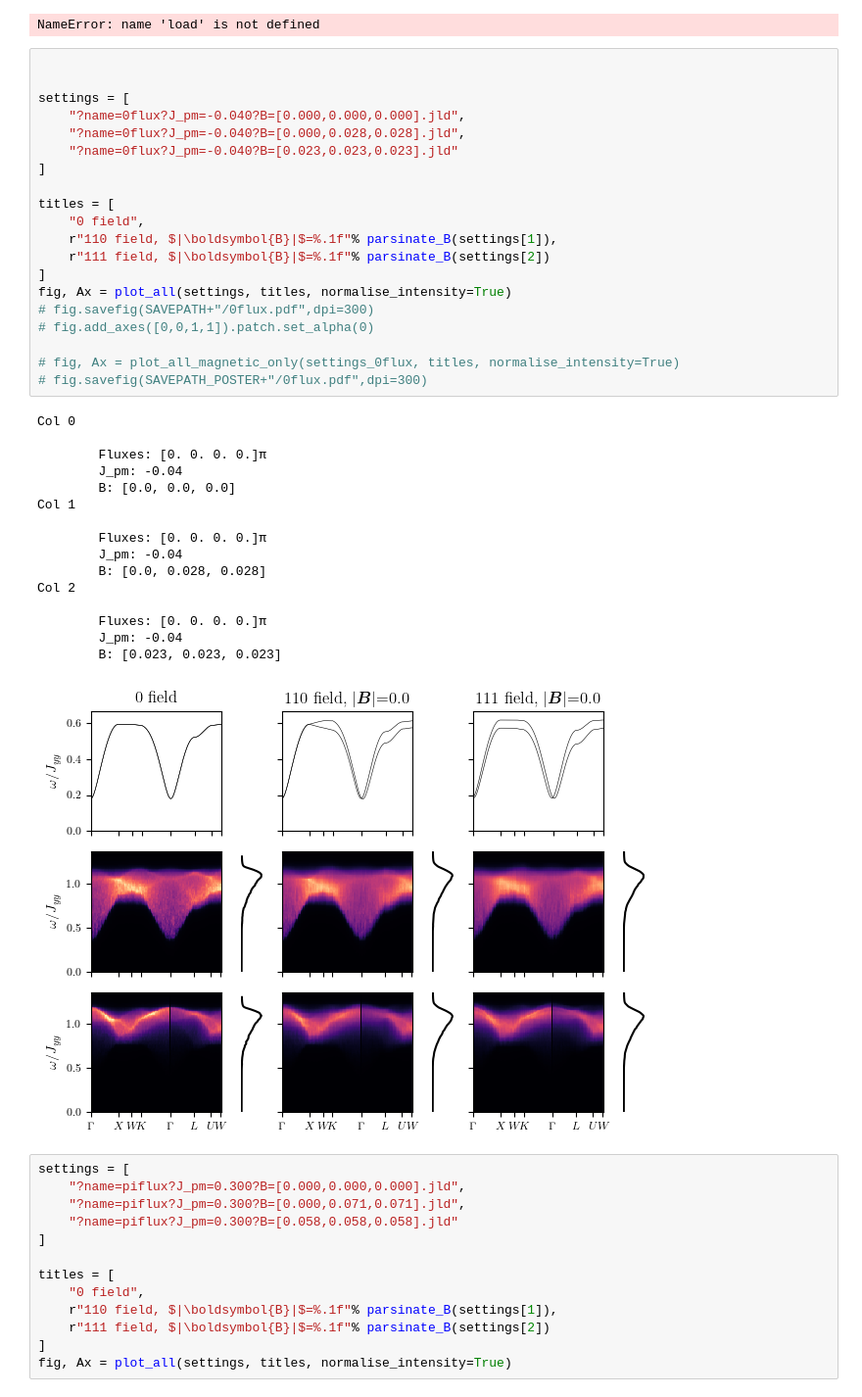
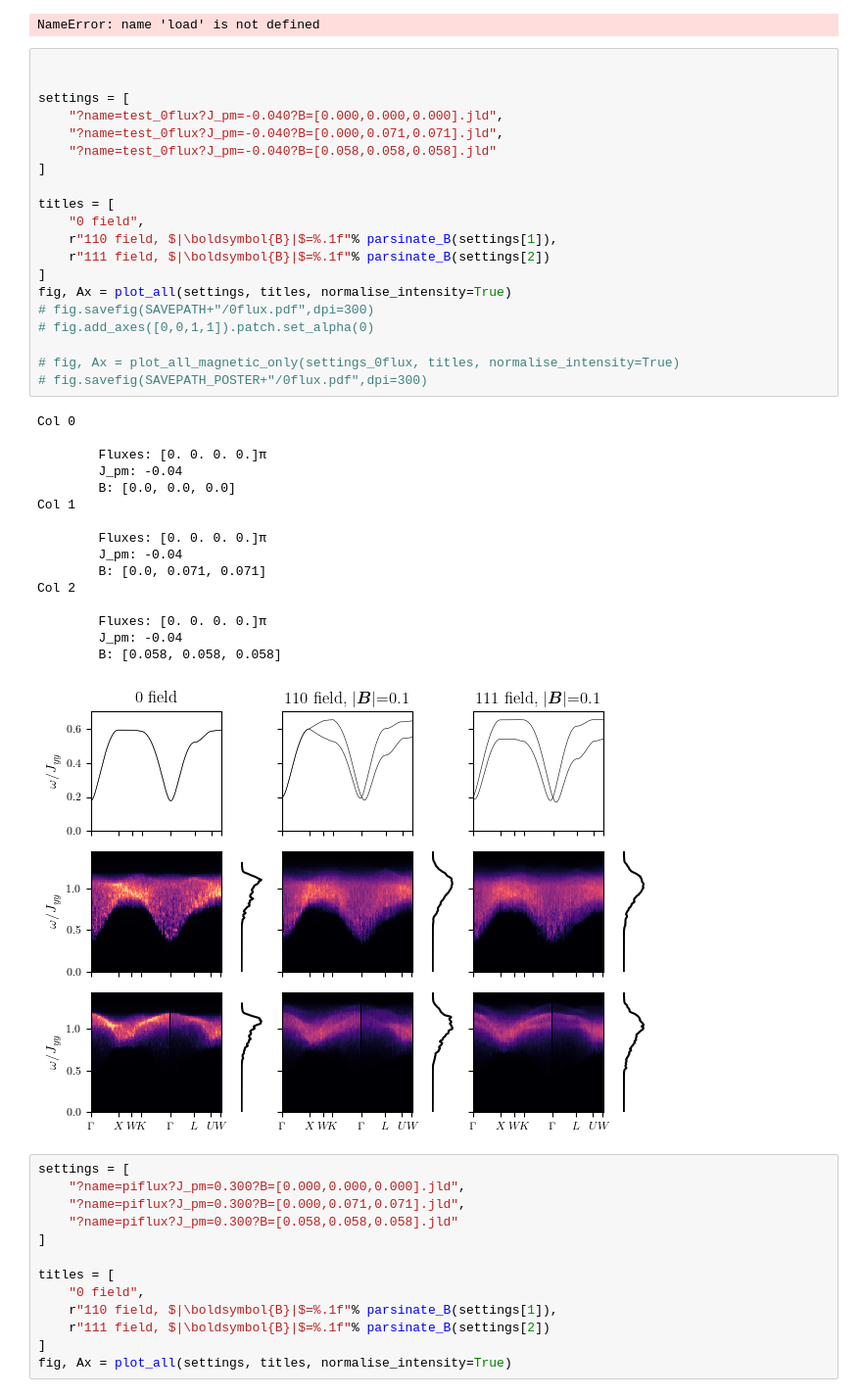
Before and after one commit to Spuriosity1/qsi-spinon-gmft, a Jupyter notebook: plot_pretty.ipynb, the cells around one changed output. Shown at 98% size. Cells and saved outputs as stored; diff of their text form.

```diff
--- a/plot_pretty.ipynb
+++ b/plot_pretty.ipynb
@@ -413,39 +413,39 @@ NameError: name 'load' is not defined
 
 
 settings = [
-    "?name=0flux?J_pm=-0.040?B=[0.000,0.000,0.000].jld",
-    "?name=0flux?J_pm=-0.040?B=[0.000,0.028,0.028].jld",
-    "?name=0flux?J_pm=-0.040?B=[0.023,0.023,0.023].jld"
+    "?name=test_0flux?J_pm=-0.040?B=[0.000,0.000,0.000].jld",
+    "?name=test_0flux?J_pm=-0.040?B=[0.000,0.071,0.071].jld",
+    "?name=test_0flux?J_pm=-0.040?B=[0.058,0.058,0.058].jld"
 ]
 
 titles = [
     "0 field",
     r"110 field, $|\boldsymbol{B}|$=%.1f"% parsinate_B(settings[1]),
     r"111 field, $|\boldsymbol{B}|$=%.1f"% parsinate_B(settings[2])
 ]
 fig, Ax = plot_all(settings, titles, normalise_intensity=True)
 # fig.savefig(SAVEPATH+"/0flux.pdf",dpi=300)
 # fig.add_axes([0,0,1,1]).patch.set_alpha(0)
 
 # fig, Ax = plot_all_magnetic_only(settings_0flux, titles, normalise_intensity=True)
 # fig.savefig(SAVEPATH_POSTER+"/0flux.pdf",dpi=300)
 # %% [output]
 Col 0
 
         Fluxes: [0. 0. 0. 0.]π
         J_pm: -0.04
         B: [0.0, 0.0, 0.0]
 Col 1
 
         Fluxes: [0. 0. 0. 0.]π
         J_pm: -0.04
-        B: [0.0, 0.028, 0.028]
+        B: [0.0, 0.071, 0.071]
 Col 2
 
         Fluxes: [0. 0. 0. 0.]π
         J_pm: -0.04
-        B: [0.023, 0.023, 0.023]
+        B: [0.058, 0.058, 0.058]
-[figure, old version]
+[figure, new version]
 # %%
 settings = [
     "?name=piflux?J_pm=0.300?B=[0.000,0.000,0.000].jld",
```
